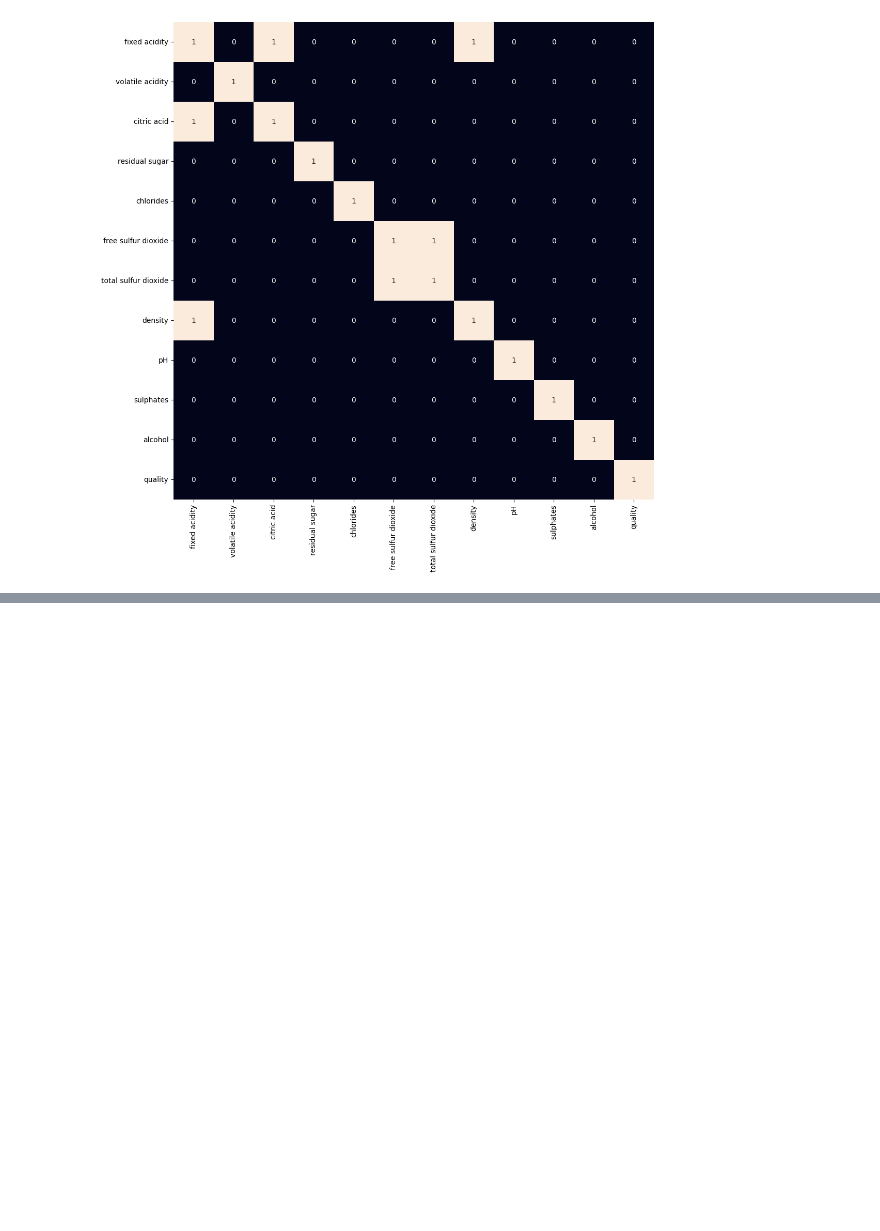
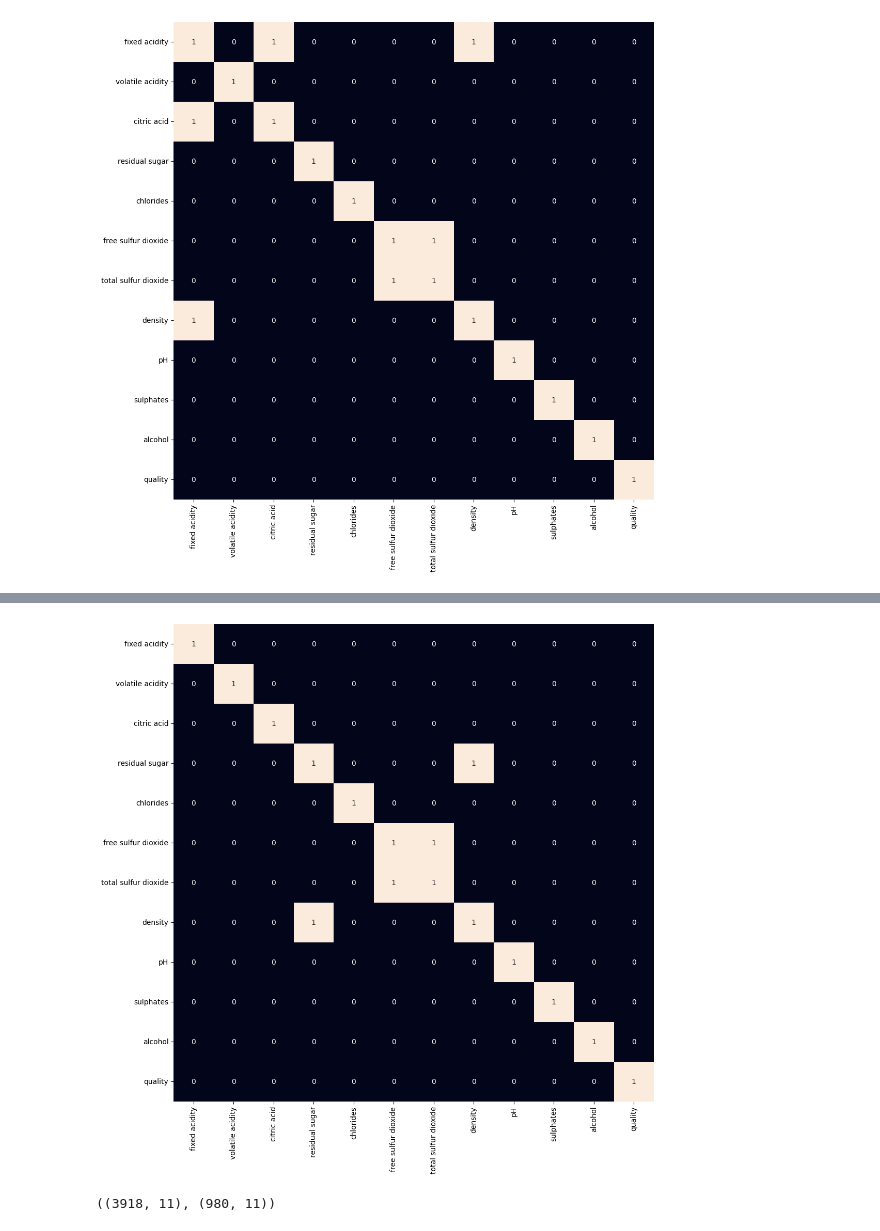
Before and after one commit to connerCpowell/WineQuality, a Jupyter notebook: Wine_forecasting.ipynb, the cells around one changed output, grey strips where cells are left out. Saved outputs shown, nothing was run; the diff lists cells and outputs as text; code cells hidden in the pictures; blank space fills up the shorter version.

```diff
--- a/Wine_forecasting.ipynb
+++ b/Wine_forecasting.ipynb
@@ -174,0 +269,19 @@ weighted avg       0.85      0.85      0.85       320
+# %%
+plt.figure(figsize=(12, 12))
+sb.heatmap(df2.corr() > 0.6, annot=True, cbar=False)
+plt.show()
+# %% [output]
+[figure, added]
+# %%
+df2['best quality'] = [1 if x > 6 else 0 for x in df2.quality]
+
+
+features = df2.drop(['quality', 'best quality'], axis=1)
+target = df2['best quality']
+
+xtrain2, xtest2, ytrain2, ytest2 = train_test_split(
+    features, target, test_size=0.2, random_state=40)
+
+xtrain2.shape, xtest2.shape
+# %% [output]
+((3918, 11), (980, 11))
```
Also changed, not shown: parts of 16 cells of this notebook, 2 other files.
